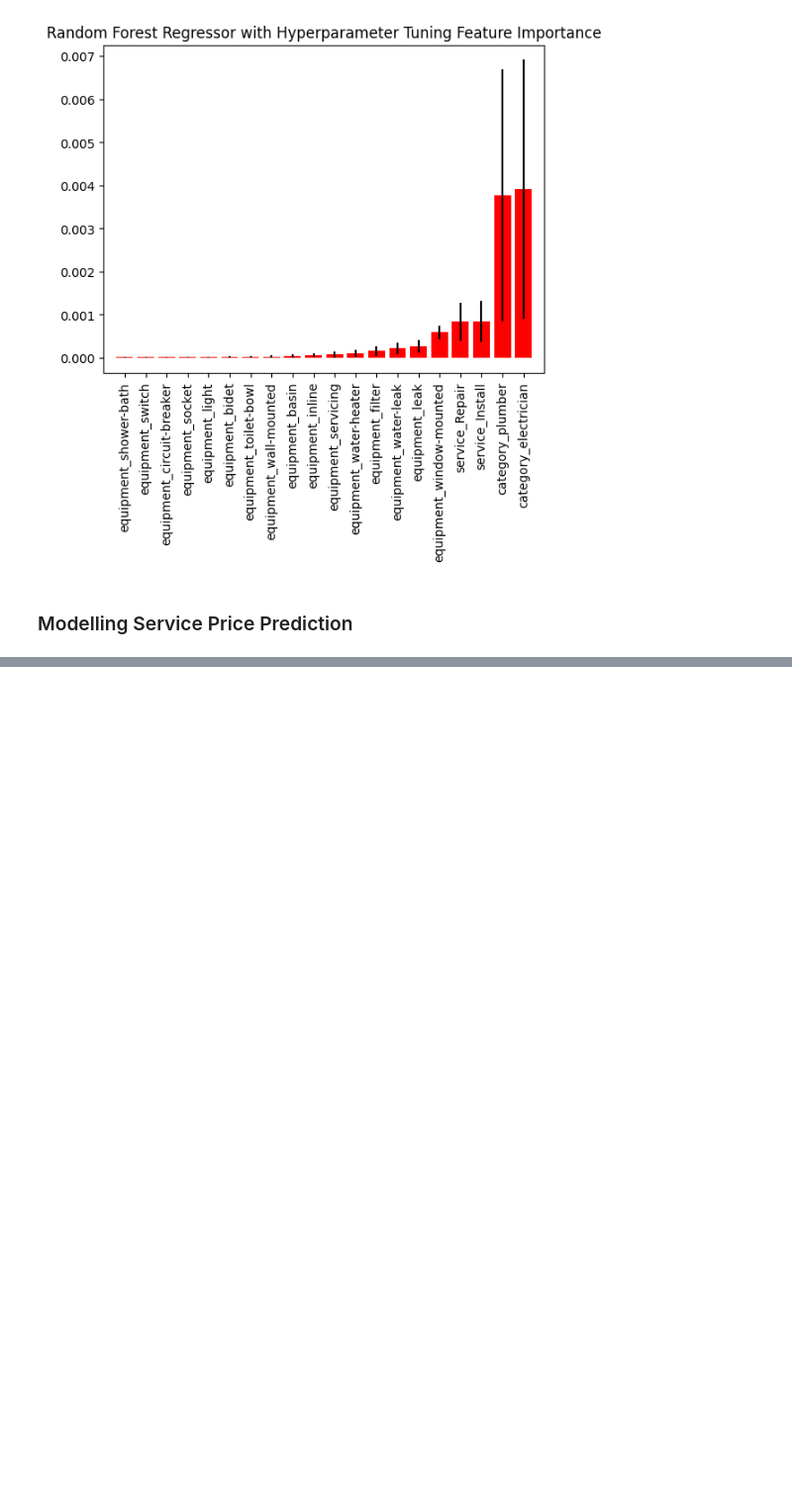
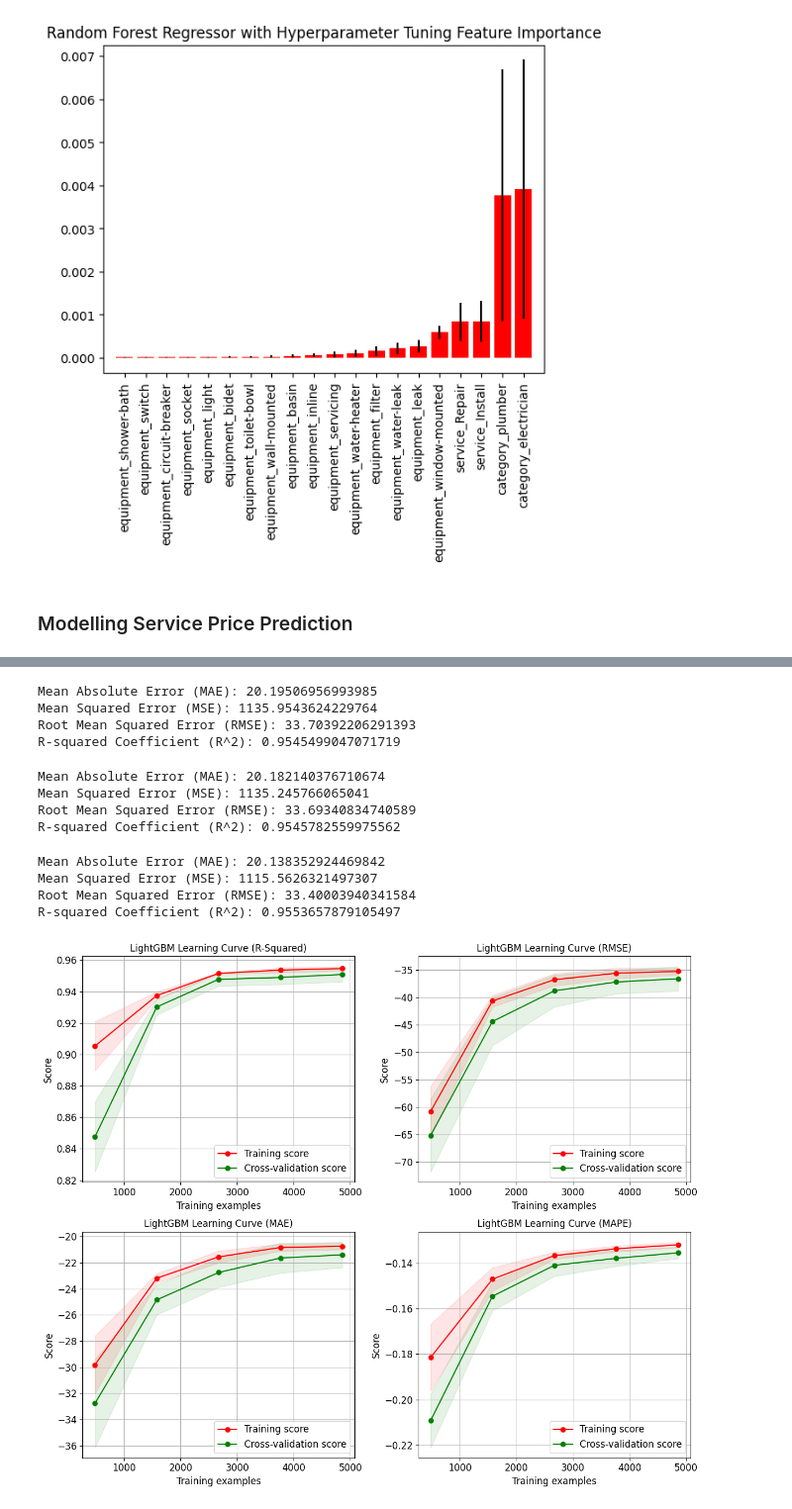
Before and after one commit to seantanyurong/repairs-sg, a Jupyter notebook: notebook/modelling.ipynb, the cells around one changed output, grey strips where cells are left out. Shown at 99% size. Cells and saved outputs as stored; diff of their text form; code cells hidden in the pictures; blank space fills up the shorter version.

```diff
--- a/notebook/modelling.ipynb
+++ b/notebook/modelling.ipynb
@@ -529,0 +306,3 @@ pickle.dump(rscv_dtr, open('../public/analytics/advanced/job-duration-model.pkl'
+# %%
+# Read Dataset
+aa_service_price_df = pd.read_csv('./datasets/aa_service_price.csv')
@@ -529,0 +334,11 @@ pickle.dump(rscv_dtr, open('../public/analytics/advanced/job-duration-model.pkl'
+# %%
+# Perform one-hot encoding for the 'category', 'equipment', and 'service' columns
+X_train_one_hot_category = pd.get_dummies(X_train['category'], prefix='category')
+X_train_one_hot_equipment = pd.get_dummies(X_train['equipment'], prefix='equipment')
+X_train_one_hot_service = pd.get_dummies(X_train['service'], prefix='service')
+
+# Concatenate the one-hot encoded DataFrames with the original DataFrame
+X_train_encoded = pd.concat([X_train, X_train_one_hot_category, X_train_one_hot_equipment, X_train_one_hot_service], axis=1)
+
+# Drop the original categorical columns if you no longer need them
+X_train_encoded = X_train_encoded.drop(columns=['category', 'equipment', 'service'])
@@ -529,0 +358,4 @@ pickle.dump(rscv_dtr, open('../public/analytics/advanced/job-duration-model.pkl'
+# %%
+# Keep Selected Features
+X_train_selected = X_train_encoded.drop(columns=['date', 'id'])
+X_test_selected = X_test_encoded.drop(columns=['date', 'id'])
@@ -529,0 +415,61 @@ pickle.dump(rscv_dtr, open('../public/analytics/advanced/job-duration-model.pkl'
+# %%
+# Random Forest Regressor
+reg_rfr = RandomForestRegressor(random_state=42).fit(X_train_selected, y_train)
+y_pred_rfr = reg_rfr.predict(X_test_selected)
+
+evaluate(y_test, y_pred_rfr)
+# %% [output]
+Mean Absolute Error (MAE): 20.19506956993985
+Mean Squared Error (MSE): 1135.9543624229764
+Root Mean Squared Error (RMSE): 33.70392206291393
+R-squared Coefficient (R^2): 0.9545499047071719
+# %%
+# XG Boost Regressor
+reg_xgbr = XGBRegressor(random_state=42).fit(X_train_selected, y_train)
+y_pred_xgbr = reg_xgbr.predict(X_test_selected)
+
+evaluate(y_test, y_pred_xgbr)
+# %% [output]
+Mean Absolute Error (MAE): 20.182140376710674
+Mean Squared Error (MSE): 1135.245766065041
+Root Mean Squared Error (RMSE): 33.69340834740589
+R-squared Coefficient (R^2): 0.9545782559975562
+# %%
+# LightGBM Regressor
+reg_lgbmr = lgb.LGBMRegressor(random_state=42).fit(X_train_selected, y_train)
+y_pred_lgbmr = reg_lgbmr.predict(X_test_selected)
+
+evaluate(y_test, y_pred_lgbmr)
+# %% [output]
+Mean Absolute Error (MAE): 20.138352924469842
+Mean Squared Error (MSE): 1115.5626321497307
+Root Mean Squared Error (RMSE): 33.40003940341584
+R-squared Coefficient (R^2): 0.9553657879105497
+# %%
+## Cross Validation
+fig, axes = plt.subplots(2, 2, figsize=(12, 10))
+ax1, ax2, ax3, ax4 = axes.flatten()
+y_train_reshaped = np.ravel(y_train)
+
+# Learning curves
+skplt.estimators.plot_learning_curve(lgb.LGBMRegressor(random_state=42), X_train_selected, y_train_reshaped,
+                                     cv=5, shuffle=True, scoring="r2", n_jobs=-1,
+                                     figsize=(6, 4), title_fontsize="large", text_fontsize="large",
+                                     title="LightGBM Learning Curve (R-Squared)", ax=ax1)
+skplt.estimators.plot_learning_curve(lgb.LGBMRegressor(random_state=42), X_train_selected, y_train_reshaped,
+                                     cv=5, shuffle=True, scoring="neg_root_mean_squared_error", n_jobs=-1,
+                                     figsize=(6, 4), title_fontsize="large", text_fontsize="large",
+                                     title="LightGBM Learning Curve (RMSE)", ax=ax2)
+skplt.estimators.plot_learning_curve(lgb.LGBMRegressor(random_state=42), X_train_selected, y_train_reshaped,
+                                     cv=5, shuffle=True, scoring="neg_mean_absolute_error", n_jobs=-1,
+                                     figsize=(6, 4), title_fontsize="large", text_fontsize="large",
+                                     title="LightGBM Learning Curve (MAE)", ax=ax3)
+skplt.estimators.plot_learning_curve(lgb.LGBMRegressor(random_state=42), X_train_selected, y_train_reshaped,
+                                     cv=5, shuffle=True, scoring="neg_mean_absolute_percentage_error", n_jobs=-1,
+                                     figsize=(6, 4), title_fontsize="large", text_fontsize="large",
+                                     title="LightGBM Learning Curve (MAPE)", ax=ax4)
+
+plt.tight_layout()
+plt.show()
+# %% [output]
+[figure, added]
```
Also changed, not shown: parts of 37 cells of this notebook.
